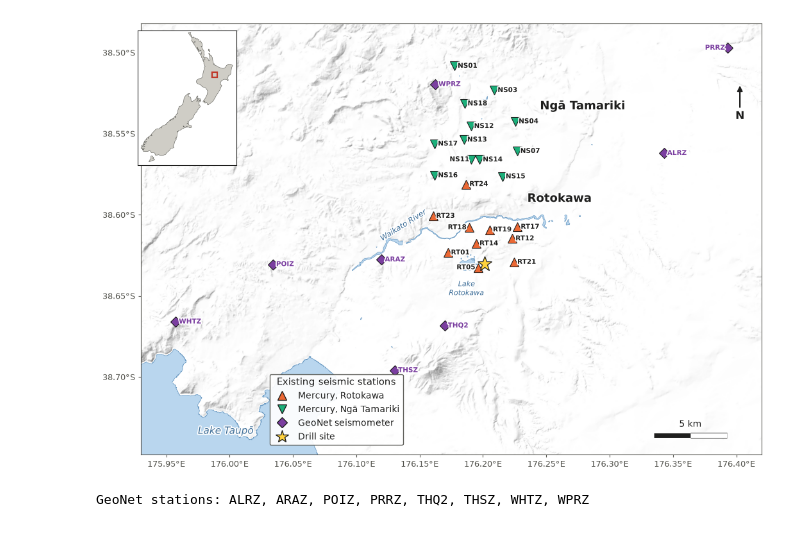
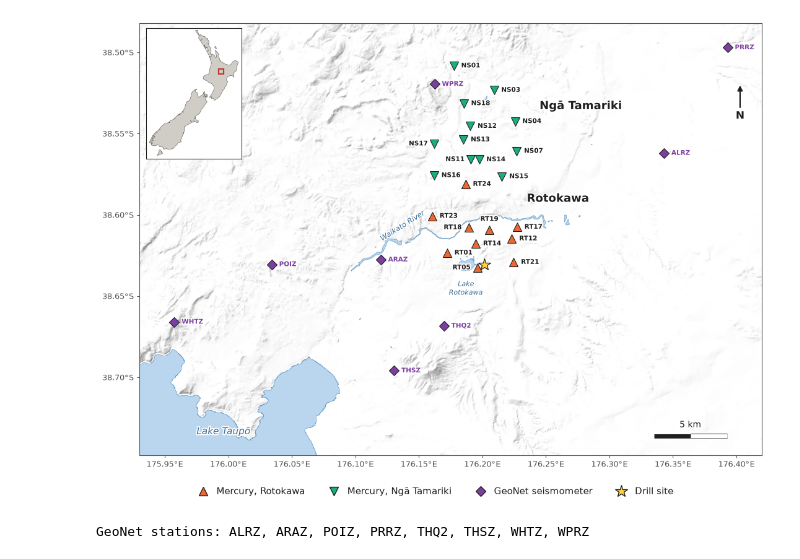
Before and after one commit to Julia-Berglind/Rotokawa, a Jupyter notebook: notebooks/A0_Maps.ipynb, the cells around one changed output. Drawn from its saved outputs; the diff is of its cells as text; code cells hidden in the pictures.

```diff
--- a/notebooks/A0_Maps.ipynb
+++ b/notebooks/A0_Maps.ipynb
@@ -7,7 +7,9 @@ import urllib.request
 from pathlib import Path
 
 import geopandas as gpd
+import matplotlib
 import matplotlib.patheffects as pe
+import matplotlib.transforms
 import matplotlib.pyplot as plt
 import numpy as np
 import pandas as pd
@@ -120,9 +122,11 @@ nz = nz.cx[165:180, -48:-34]
 # ---------------- figure ----------------
 W_IN = 11.0
 aspect = 1 / np.cos(np.radians(np.mean(REGION[2:])))
-h_in = W_IN * 0.86 * (REGION[3] - REGION[2]) * aspect / (REGION[1] - REGION[0]) + 0.9
+MAP_L, MAP_W, MAP_B, TOP = 0.75, W_IN - 0.95, 0.78, 0.15       # inches
+map_h = MAP_W * (REGION[3] - REGION[2]) * aspect / (REGION[1] - REGION[0])
+h_in = MAP_B + map_h + TOP
 fig = plt.figure(figsize=(W_IN, h_in))
-ax = fig.add_axes([0.07, 0.07, 0.9, 0.9])
+ax = fig.add_axes([MAP_L / W_IN, MAP_B / h_in, MAP_W / W_IN, map_h / h_in])
 ax.imshow(np.clip(1 - shade / FLAT, 0, 1), extent=EXTENT, cmap="Greys", vmin=0, vmax=1.6,
           interpolation="bilinear", zorder=0)
 for poly in water:
@@ -140,19 +144,7 @@ rt, nt = merc[merc.field == "Rotokawa"], merc[merc.field == "Nga Tamariki"]
 ax.plot(rt.lon, rt.lat, "^", ms=10, color=C_RT, mec=INK, mew=0.8, ls="none", zorder=5)
 ax.plot(nt.lon, nt.lat, "v", ms=10, color=C_NT, mec=INK, mew=0.8, ls="none", zorder=5)
 ax.plot(geonet.Longitude, geonet.Latitude, "D", ms=8, color=C_GN, mec=INK, mew=0.8, ls="none", zorder=5)
-ax.plot(*DRILL, "*", ms=17, color="#ffd23f", mec=INK, mew=0.9, ls="none", zorder=6)
-
-# station codes, nudged where two stations sit close together
-nudge = {"NS11": (-0.0025, 0.0, "right"), "NS14": (0.0025, 0.0, "left"), "RT05": (-0.0025, 0.0, "right"),
-         "RT18": (-0.0025, 0.0, "right"), "PRRZ": (-0.0025, 0.0, "right")}
-codes = pd.concat([merc.rename(columns={"name": "code"})[["code", "lon", "lat"]],
-                   geonet.rename(columns={"Station": "code", "Longitude": "lon", "Latitude": "lat"})
-                   [["code", "lon", "lat"]]])
-for _, r in codes.iterrows():
-    dx, dy, ha = nudge.get(r.code, (0.0025, 0.0, "left"))
-    col = C_GN if r.code in set(geonet.Station) else INK
-    ax.text(r.lon + dx, r.lat + dy, r.code, fontsize=7.5, color=col, fontweight="bold", ha=ha, va="center",
-            path_effects=halo, zorder=7)
+ax.plot(*DRILL, "*", ms=15, color="#ffd23f", mec=INK, mew=0.9, ls="none", zorder=6)
 
 # place names
 ax.text(176.245, -38.535, "Ngā Tamariki", fontsize=13, fontweight="bold", path_effects=halo, zorder=7)
@@ -167,36 +159,80 @@ ax.text(176.137, -38.616, "Waikato River", fontsize=8.5, style="italic", color=C
 # scale bar (5 km) and north arrow
 x0, y0 = REGION[1] - 0.085, REGION[2] + 0.012
 dl = 5 / KX
 ax.plot([x0, x0 + dl / 2], [y0, y0], color=INK, lw=5, solid_capstyle="butt", zorder=9)
 ax.plot([x0 + dl / 2, x0 + dl], [y0, y0], color="white", lw=5, solid_capstyle="butt", zorder=9,
         path_effects=[pe.Stroke(linewidth=6.4, foreground=INK), pe.Normal()])
 ax.text(x0 + dl / 2, y0 + 0.004, "5 km", ha="center", va="bottom", fontsize=10, path_effects=halo, zorder=9)
 ax.annotate("N", xy=(0.965, 0.86), xytext=(0.965, 0.785), xycoords="axes fraction", ha="center", va="center",
             fontsize=12, fontweight="bold", arrowprops=dict(arrowstyle="-|>", color=INK, lw=1.6), zorder=9)
 
-# legend
+# legend: one row under the map
 handles = [Line2D([], [], marker="^", ls="none", ms=10, color=C_RT, mec=INK, label="Mercury, Rotokawa"),
            Line2D([], [], marker="v", ls="none", ms=10, color=C_NT, mec=INK, label="Mercury, Ngā Tamariki"),
            Line2D([], [], marker="D", ls="none", ms=8, color=C_GN, mec=INK, label="GeoNet seismometer"),
            Line2D([], [], marker="*", ls="none", ms=15, color="#ffd23f", mec=INK, label="Drill site")]
-ax.legend(handles=handles, loc="lower left", bbox_to_anchor=(0.2, 0.012), fontsize=10, frameon=True,
-          framealpha=0.92, edgecolor=INK2, title="Existing seismic stations", title_fontsize=10.5)
+fig.legend(handles=handles, loc="lower center", ncol=len(handles), frameon=False, fontsize=10.5,
+           columnspacing=2.2, handletextpad=0.5, bbox_to_anchor=(0.5, 0.06 / h_in), borderaxespad=0)
 
 # New Zealand inset
-axI = fig.add_axes([0.075, 0.67, 0.14, 0.29])
+IW = 1.6
+axI = fig.add_axes([(MAP_L + 0.08) / W_IN, (MAP_B + map_h - 0.08 - IW * 1.32) / h_in, IW / W_IN, IW * 1.32 / h_in])
 nz.plot(ax=axI, color="#cfcdc6", edgecolor=INK2, linewidth=0.4)
 axI.plot(*DRILL, "s", ms=6, mfc="none", mec="#c0392b", mew=1.6)
 axI.set(xlim=(166.0, 179.0), ylim=(-47.6, -34.2), xticks=[], yticks=[], xlabel="", ylabel="")
 axI.set_aspect(1 / np.cos(np.radians(-41)))
 axI.set_facecolor("white")
 for sp in axI.spines.values():
     sp.set_edgecolor(INK)
 
+# ---------------- station codes: try 8 positions, keep the first that collides with nothing ----------------
+fig.canvas.draw()
+R = fig.canvas.get_renderer()
+pad = 2.0                                                    # px clearance
+
+
+def grow(bb, p=pad):
+    return bb.expanded(1, 1).from_extents(bb.x0 - p, bb.y0 - p, bb.x1 + p, bb.y1 + p)
+
+
+obstacles = [grow(t.get_window_extent(R)) for t in ax.texts]                    # place names, scale text
+obstacles.append(grow(axI.get_window_extent(R), 4))
+codes = pd.concat([merc.rename(columns={"name": "code"})[["code", "lon", "lat"]].assign(kind="merc"),
+                   geonet.rename(columns={"Station": "code", "Longitude": "lon", "Latitude": "lat"})
+                   [["code", "lon", "lat"]].assign(kind="gn")])
+pts = ax.transData.transform(np.c_[codes.lon, codes.lat])
+r_mark = 6.5 * fig.dpi / 72                                                      # marker half-size, px
+for (x, y) in list(pts) + [tuple(ax.transData.transform(DRILL))]:
+    obstacles.append(matplotlib.transforms.Bbox.from_extents(x - r_mark, y - r_mark, x + r_mark, y + r_mark))
+axbb = ax.get_window_extent(R)
+off = 8.5                                                                        # points from the symbol
+cands = [(off, 0, "left", "center"), (-off, 0, "right", "center"), (0, off, "center", "bottom"),
+         (0, -off, "center", "top"), (off * .75, off * .75, "left", "bottom"), (-off * .75, off * .75, "right", "bottom"),
+         (off * .75, -off * .75, "left", "top"), (-off * .75, -off * .75, "right", "top")]
+order = np.argsort(np.hypot(*(pts - pts.mean(0)).T))         # label the crowded middle first, outliers last
+unplaced = []
+for i in order:
+    r = codes.iloc[i]
+    col = C_GN if r.kind == "gn" else INK
+    for dx, dy, ha, va in cands:
+        t = ax.annotate(r.code, (r.lon, r.lat), xytext=(dx, dy), textcoords="offset points", ha=ha, va=va,
+                        fontsize=7.5, color=col, fontweight="bold", path_effects=halo, zorder=7)
+        bb = t.get_window_extent(R)
+        inside = axbb.x0 <= bb.x0 and bb.x1 <= axbb.x1 and axbb.y0 <= bb.y0 and bb.y1 <= axbb.y1
+        if inside and not any(bb.overlaps(o) for o in obstacles):
+            obstacles.append(grow(bb))
+            break
+        t.remove()
+    else:
+        unplaced.append(r.code)
+if unplaced:
+    print("could not place labels without overlap:", unplaced)
+
 FIG_OUT.parent.mkdir(parents=True, exist_ok=True)
 for ext, kw in (("png", dict(dpi=300)), ("pdf", {})):
     fig.savefig(f"{FIG_OUT}.{ext}", facecolor="white", bbox_inches="tight", pad_inches=0.1, **kw)
 plt.show()
 print("GeoNet stations:", ", ".join(geonet.Station))
 # %% [output]
-[figure, old version]
+[figure, new version]
 GeoNet stations: ALRZ, ARAZ, POIZ, PRRZ, THQ2, THSZ, WHTZ, WPRZ
```
Also changed, not shown: 2 other files.
